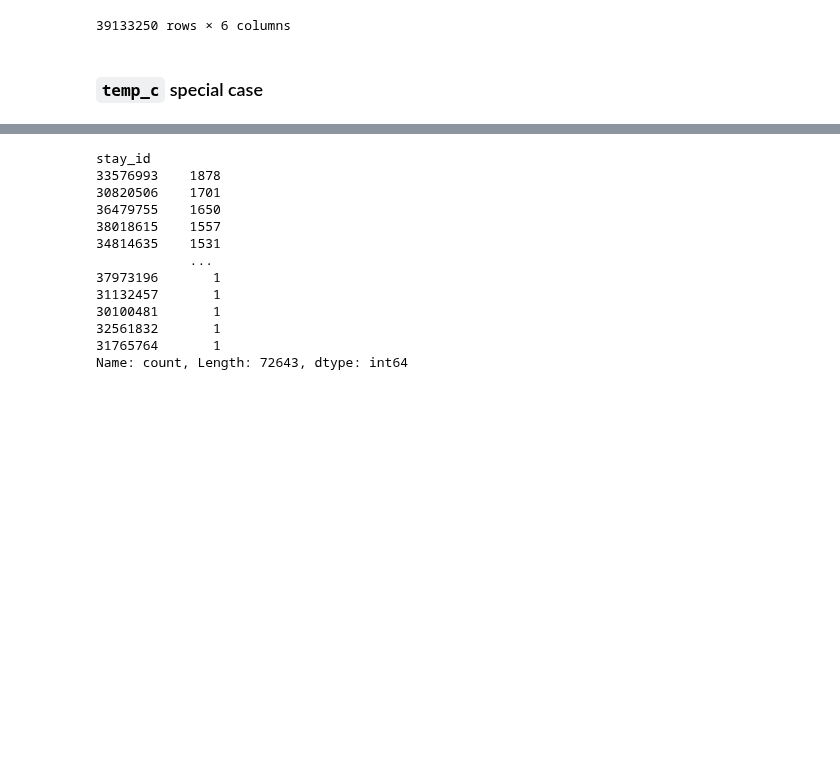
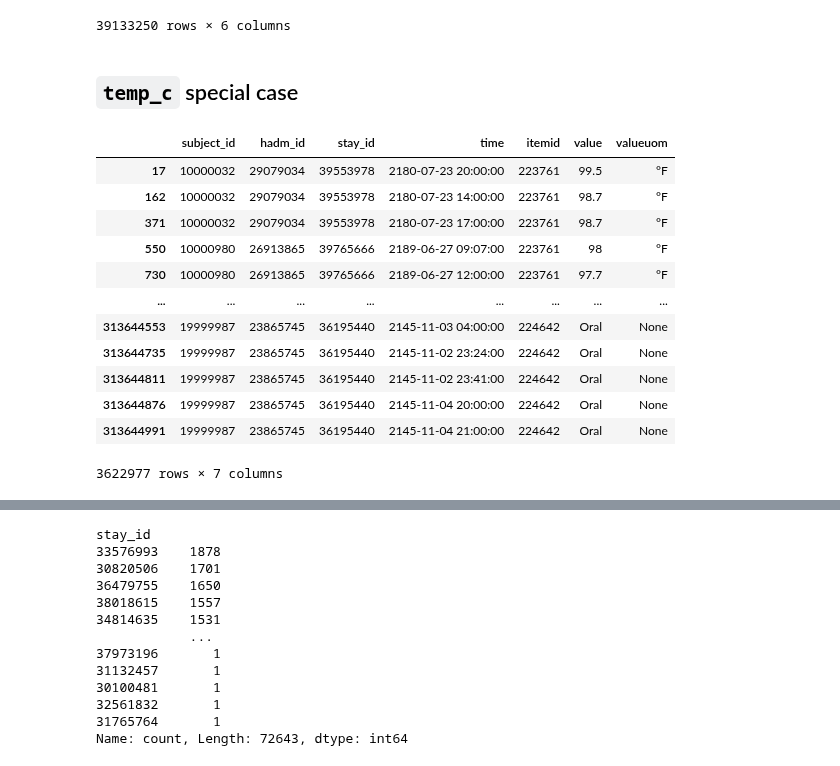
Before and after one commit to oldsandiaz/mimicclif, a Jupyter notebook: code/mimic-to-clif.ipynb, the cells around one changed output, grey strips where cells are left out. Drawn from its saved outputs; the diff is of its cells as text; code cells hidden in the pictures; blank space fills up the shorter version.

Commit message:
successfully implemented the direct pivoting approach to handling temp_c; to delete the old approach

```diff
--- a/code/mimic-to-clif.ipynb
+++ b/code/mimic-to-clif.ipynb
@@ -305,5 +329,22 @@ vitals_dfs
 | 313452322 | 21784060 | 2126-10-22 05:00:00 | ART BP Mean | map | 73 | arterial |
 39133250 rows × 6 columns
 # %% [markdown]
-### `temp_c` special case
+## `temp_c` special case
+# %%
+temp_events = item_ids_list_to_events_df([223761, 223762, 224642])
+temp_events
+# %% [output]
+|  | subject_id | hadm_id | stay_id | time | itemid | value | valueuom |
+| 17 | 10000032 | 29079034 | 39553978 | 2180-07-23 20:00:00 | 223761 | 99.5 | °F |
+| 162 | 10000032 | 29079034 | 39553978 | 2180-07-23 14:00:00 | 223761 | 98.7 | °F |
+| 371 | 10000032 | 29079034 | 39553978 | 2180-07-23 17:00:00 | 223761 | 98.7 | °F |
+| 550 | 10000980 | 26913865 | 39765666 | 2189-06-27 09:07:00 | 223761 | 98 | °F |
+| 730 | 10000980 | 26913865 | 39765666 | 2189-06-27 12:00:00 | 223761 | 97.7 | °F |
+| ... | ... | ... | ... | ... | ... | ... | ... |
+| 313644553 | 19999987 | 23865745 | 36195440 | 2145-11-03 04:00:00 | 224642 | Oral | None |
+| 313644735 | 19999987 | 23865745 | 36195440 | 2145-11-02 23:24:00 | 224642 | Oral | None |
+| 313644811 | 19999987 | 23865745 | 36195440 | 2145-11-02 23:41:00 | 224642 | Oral | None |
+| 313644876 | 19999987 | 23865745 | 36195440 | 2145-11-04 20:00:00 | 224642 | Oral | None |
+| 313644991 | 19999987 | 23865745 | 36195440 | 2145-11-04 21:00:00 | 224642 | Oral | None |
+3622977 rows × 7 columns
 # %%
```
Also changed, not shown: parts of 16 cells of this notebook.
